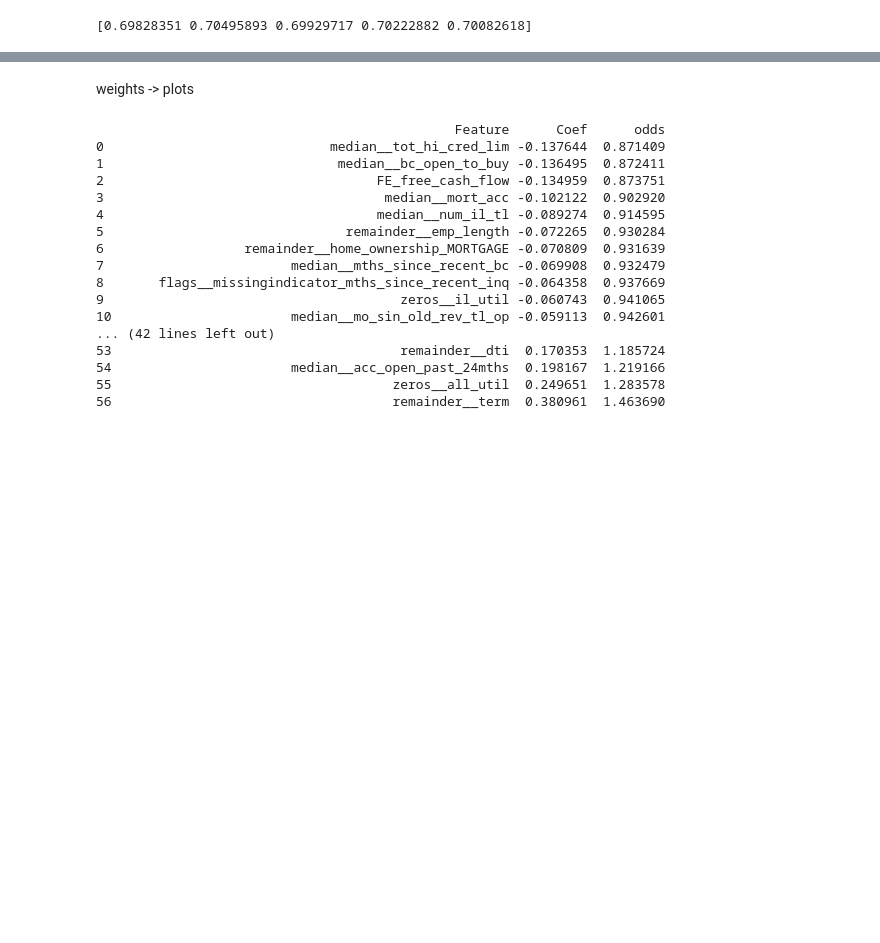
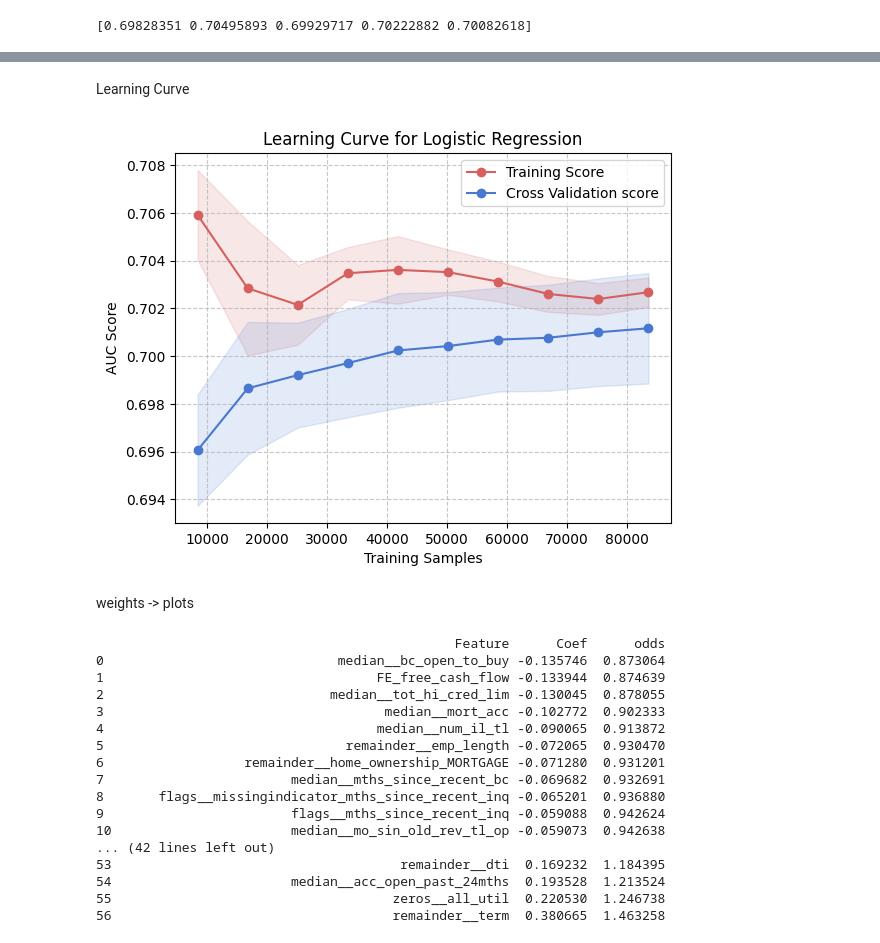
Before and after one commit to Mbu32/Credit-Default, a Jupyter notebook: endtoend_log_upd.ipynb, the cells around one changed output, grey strips where cells are left out. Cells and saved outputs as stored; diff of their text form; code cells hidden in the pictures; blank space fills up the shorter version.

```diff
--- a/endtoend_log_upd.ipynb
+++ b/endtoend_log_upd.ipynb
@@ -426,8 +503,53 @@ print(cvr)
+# %% [markdown]
+Learning Curve
+# %%
+def plot_learning_curve(estimator,X,y):
+    train_sizes,train_scores,test_scores = learning_curve(
+        estimator,X,y,cv=5,n_jobs=-1,
+        train_sizes=np.linspace(0.1,1,10),
+        scoring='roc_auc'
+    )
+    train_mean = np.mean(train_scores,axis=1)
+    train_std = np.std(train_scores,axis=1)
+    test_mean = np.mean(test_scores,axis=1)
+    test_std = np.std(test_scores,axis=1)
+
+    plt.plot(train_sizes,train_mean,label='Training Score',color='#d65f5f',marker='o')
+    plt.fill_between(train_sizes,train_mean - train_std,train_mean+train_std,alpha=0.15,color='#d65f5f')
+
+    plt.plot(train_sizes,test_mean,label='Cross Validation score',color='#4878d0', marker='o')
+    plt.fill_between(train_sizes, test_mean - test_std, test_mean + test_std, alpha=0.15, color='#4878d0')
+
+    plt.title("Learning Curve for Logistic Regression")
+    plt.xlabel('Training Samples')
+    plt.ylabel('AUC Score')
+    plt.legend()
+    plt.grid(True,linestyle='--', alpha=0.7)
+    plt.savefig('Images/LearningCurve_Log.png',dpi=300,bbox_inches='tight')
+    plt.show()
+
+
+refined_params_model= Pipeline([
+    ('scaler', StandardScaler()),
+    ('LinearR', LogisticRegression(C=0.18524697655221053,max_iter=1991,tol=0.005427682703976469,
+                                   solver='saga',penalty='l1',random_state=11,class_weight='balanced'))
+    ])
+
+plot_learning_curve(refined_params_model,X_train,y_train)
+#std/mean --> cv=5
+# %% [output]
+[figure, added]
 # %% [markdown]
 weights -> plots
 # %%
-logreg.fit(X_train,y_train)
-model  = logreg.named_steps['model']
+refined_params_model= Pipeline([
+    ('scaler', StandardScaler()),
+    ('LinearR', LogisticRegression(C=0.18524697655221053,max_iter=1991,tol=0.005427682703976469,
+                                   solver='saga',penalty='l1',random_state=11,class_weight='balanced'))
+    ])
+
+refined_params_model.fit(X_train,y_train)
+model  = refined_params_model.named_steps['LinearR']
 coefs = model.coef_[0]
 odds_ratios = np.exp(coefs)
 
@@ -443,20 +565,20 @@ mr = model_results.sort_values(by='odds').reset_index(drop=True)
 print(mr)
 # %% [output]
                                               Feature      Coef      odds
-0                             median__tot_hi_cred_lim -0.137644  0.871409
-1                              median__bc_open_to_buy -0.136495  0.872411
-2                                   FE_free_cash_flow -0.134959  0.873751
-3                                    median__mort_acc -0.102122  0.902920
-4                                   median__num_il_tl -0.089274  0.914595
-5                               remainder__emp_length -0.072265  0.930284
-6                  remainder__home_ownership_MORTGAGE -0.070809  0.931639
-7                        median__mths_since_recent_bc -0.069908  0.932479
-8       flags__missingindicator_mths_since_recent_inq -0.064358  0.937669
-9                                      zeros__il_util -0.060743  0.941065
-10                       median__mo_sin_old_rev_tl_op -0.059113  0.942601
+0                              median__bc_open_to_buy -0.135746  0.873064
+1                                   FE_free_cash_flow -0.133944  0.874639
+2                             median__tot_hi_cred_lim -0.130045  0.878055
+3                                    median__mort_acc -0.102772  0.902333
+4                                   median__num_il_tl -0.090065  0.913872
+5                               remainder__emp_length -0.072065  0.930470
+6                  remainder__home_ownership_MORTGAGE -0.071280  0.931201
+7                        median__mths_since_recent_bc -0.069682  0.932691
+8       flags__missingindicator_mths_since_recent_inq -0.065201  0.936880
+9                        flags__mths_since_recent_inq -0.059088  0.942624
+10                       median__mo_sin_old_rev_tl_op -0.059073  0.942638
 ... (42 lines left out)
-53                                     remainder__dti  0.170353  1.185724
-54                       median__acc_open_past_24mths  0.198167  1.219166
-55                                    zeros__all_util  0.249651  1.283578
-56                                    remainder__term  0.380961  1.463690
+53                                     remainder__dti  0.169232  1.184395
+54                       median__acc_open_past_24mths  0.193528  1.213524
+55                                    zeros__all_util  0.220530  1.246738
+56                                    remainder__term  0.380665  1.463258
 # %% [markdown]
```
Also changed, not shown: parts of 13 cells of this notebook, 1 other file.
